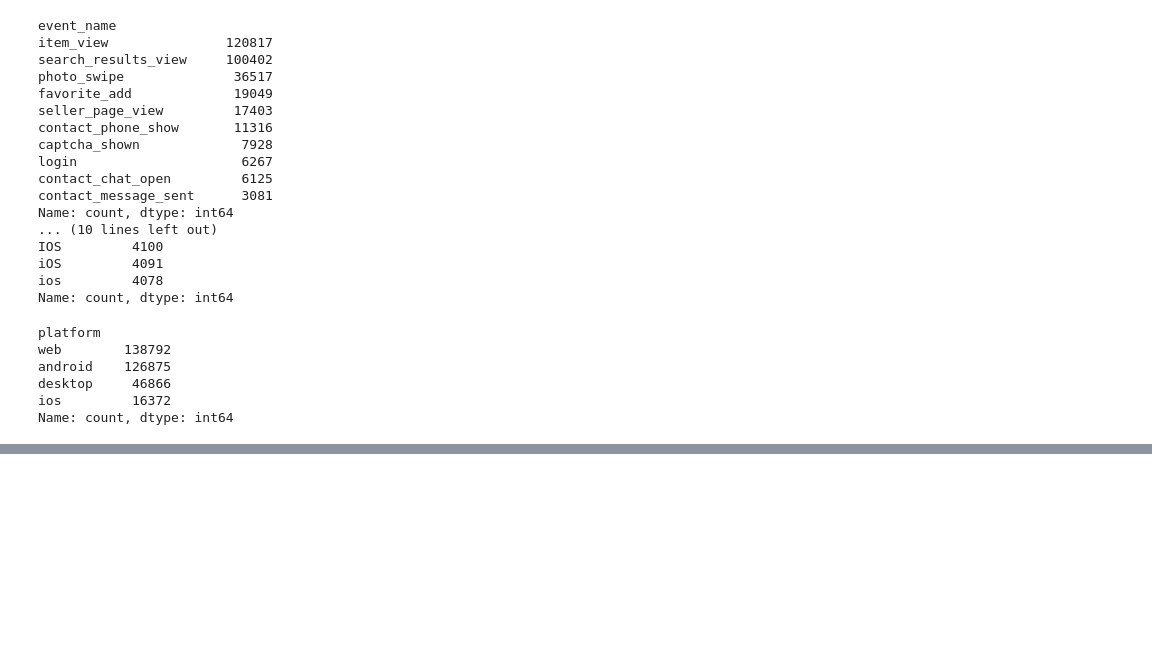
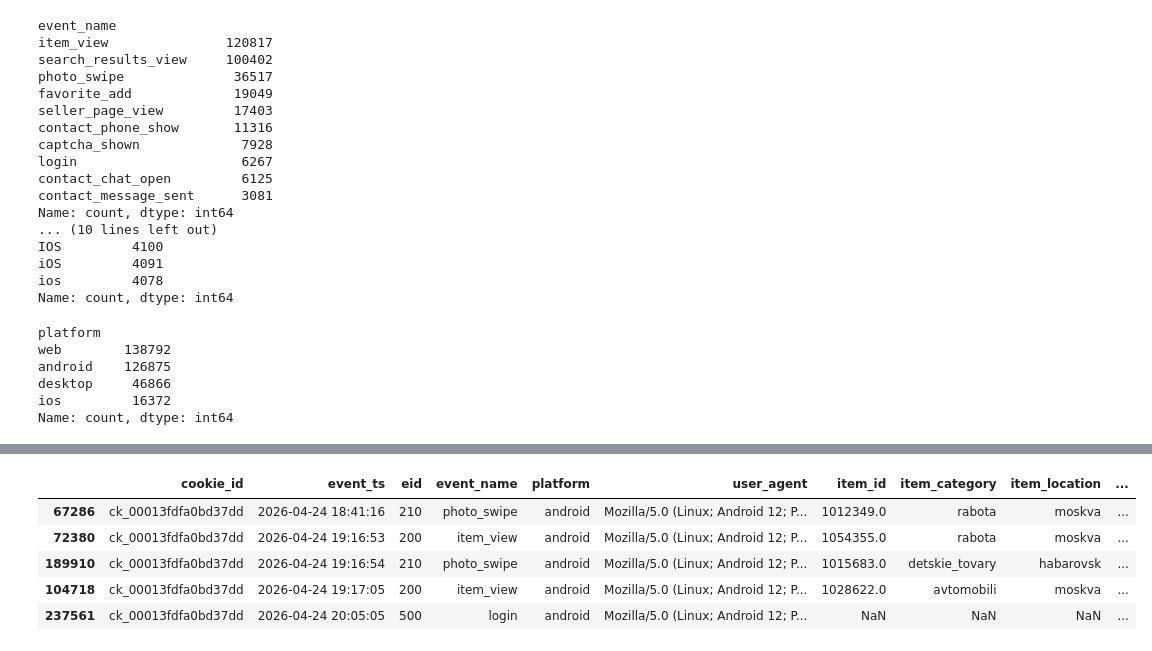
Before and after one commit to Awesomnaty/Avito_Bootcamp_ML, a Jupyter notebook: main.ipynb, the cells around one changed output, grey strips where cells are left out. Cells and saved outputs as stored; diff of their text form; code cells hidden in the pictures; blank space fills up the shorter version.

```diff
--- a/main.ipynb
+++ b/main.ipynb
@@ -116,0 +254,12 @@ Index(['cookie_id', 'event_ts', 'eid', 'event_name', 'platform', 'user_agent',
+# %%
+events_sort = events.sort_values(['cookie_id', 'event_ts'])
+# %%
+events_sort["time_diff"] = events_sort.groupby("cookie_id")["event_ts"].diff().dt.total_seconds()/60
+events_sort.head()
+# %% [output]
+|  | cookie_id | event_ts | eid | event_name | platform | user_agent | item_id | item_category | item_location | ... |
+| 67286 | ck_00013fdfa0bd37dd | 2026-04-24 18:41:16 | 210 | photo_swipe | android | Mozilla/5.0 (Linux; Android 12; P... | 1012349.0 | rabota | moskva | ... |
+| 72380 | ck_00013fdfa0bd37dd | 2026-04-24 19:16:53 | 200 | item_view | android | Mozilla/5.0 (Linux; Android 12; P... | 1054355.0 | rabota | moskva | ... |
+| 189910 | ck_00013fdfa0bd37dd | 2026-04-24 19:16:54 | 210 | photo_swipe | android | Mozilla/5.0 (Linux; Android 12; P... | 1015683.0 | detskie_tovary | habarovsk | ... |
+| 104718 | ck_00013fdfa0bd37dd | 2026-04-24 19:17:05 | 200 | item_view | android | Mozilla/5.0 (Linux; Android 12; P... | 1028622.0 | avtomobili | moskva | ... |
+| 237561 | ck_00013fdfa0bd37dd | 2026-04-24 20:05:05 | 500 | login | android | Mozilla/5.0 (Linux; Android 12; P... | NaN | NaN | NaN | ... |
```
Also changed, not shown: parts of 39 cells of this notebook.
